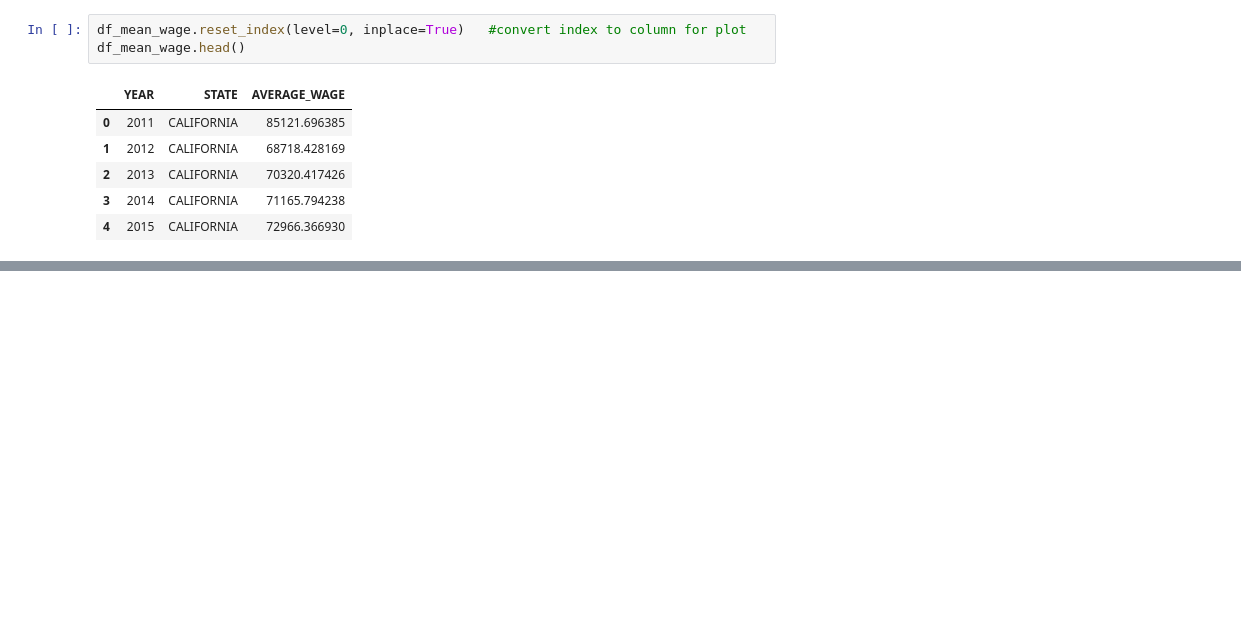
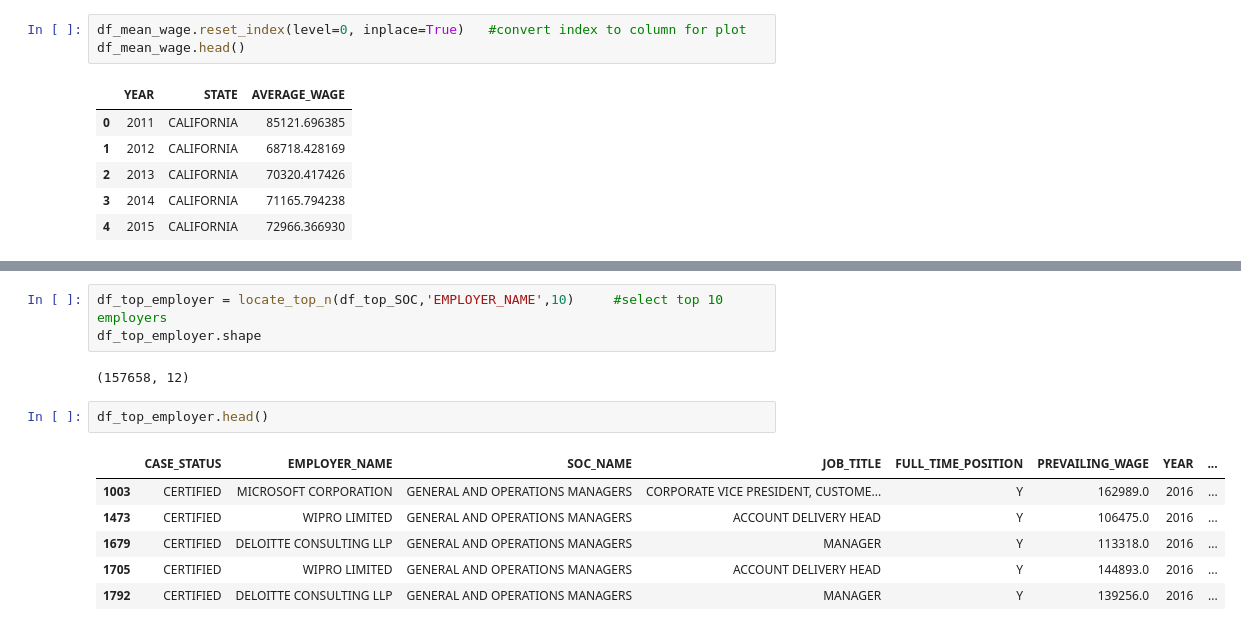
Before and after one commit to fangninghe/brahmbhatt_spandan_spring17, a Jupyter notebook: final/analysis/analysis.ipynb, the cells around one changed output, grey strips where cells are left out. Cells and saved outputs as stored; diff of their text form; blank space fills up the shorter version.

```diff
--- a/final/analysis/analysis.ipynb
+++ b/final/analysis/analysis.ipynb
@@ -306,0 +317,14 @@ df_mean_wage.to_csv('data/ana_3.csv',index=False)
+# %%
+df_top_employer = locate_top_n(df_top_SOC,'EMPLOYER_NAME',10)     #select top 10 employers
+df_top_employer.shape
+# %% [output]
+(157658, 12)
+# %%
+df_top_employer.head()
+# %% [output]
+|  | CASE_STATUS | EMPLOYER_NAME | SOC_NAME | JOB_TITLE | FULL_TIME_POSITION | PREVAILING_WAGE | YEAR | ... |
+| 1003 | CERTIFIED | MICROSOFT CORPORATION | GENERAL AND OPERATIONS MANAGERS | CORPORATE VICE PRESIDENT, CUSTOME... | Y | 162989.0 | 2016 | ... |
+| 1473 | CERTIFIED | WIPRO LIMITED | GENERAL AND OPERATIONS MANAGERS | ACCOUNT DELIVERY HEAD | Y | 106475.0 | 2016 | ... |
+| 1679 | CERTIFIED | DELOITTE CONSULTING LLP | GENERAL AND OPERATIONS MANAGERS | MANAGER | Y | 113318.0 | 2016 | ... |
+| 1705 | CERTIFIED | WIPRO LIMITED | GENERAL AND OPERATIONS MANAGERS | ACCOUNT DELIVERY HEAD | Y | 144893.0 | 2016 | ... |
+| 1792 | CERTIFIED | DELOITTE CONSULTING LLP | GENERAL AND OPERATIONS MANAGERS | MANAGER | Y | 139256.0 | 2016 | ... |
```
Also changed, not shown: parts of 23 cells of this notebook.
